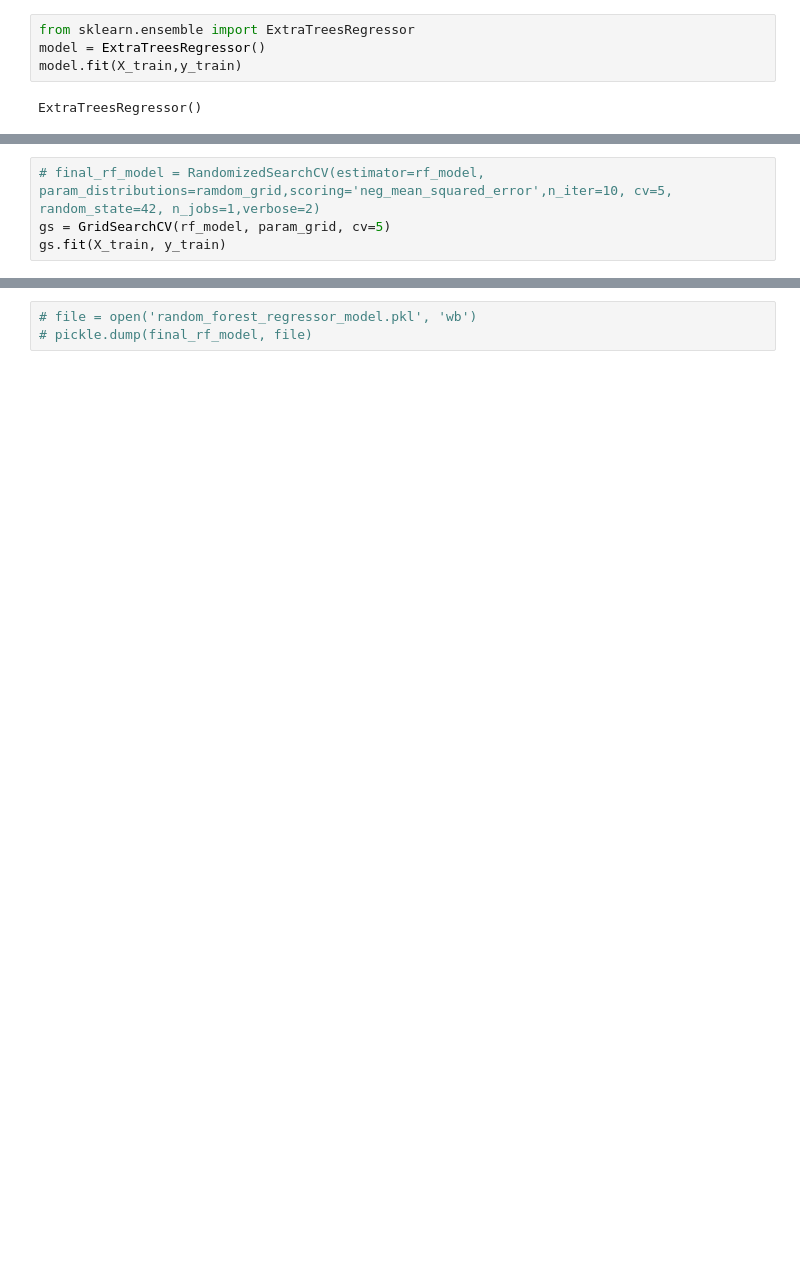
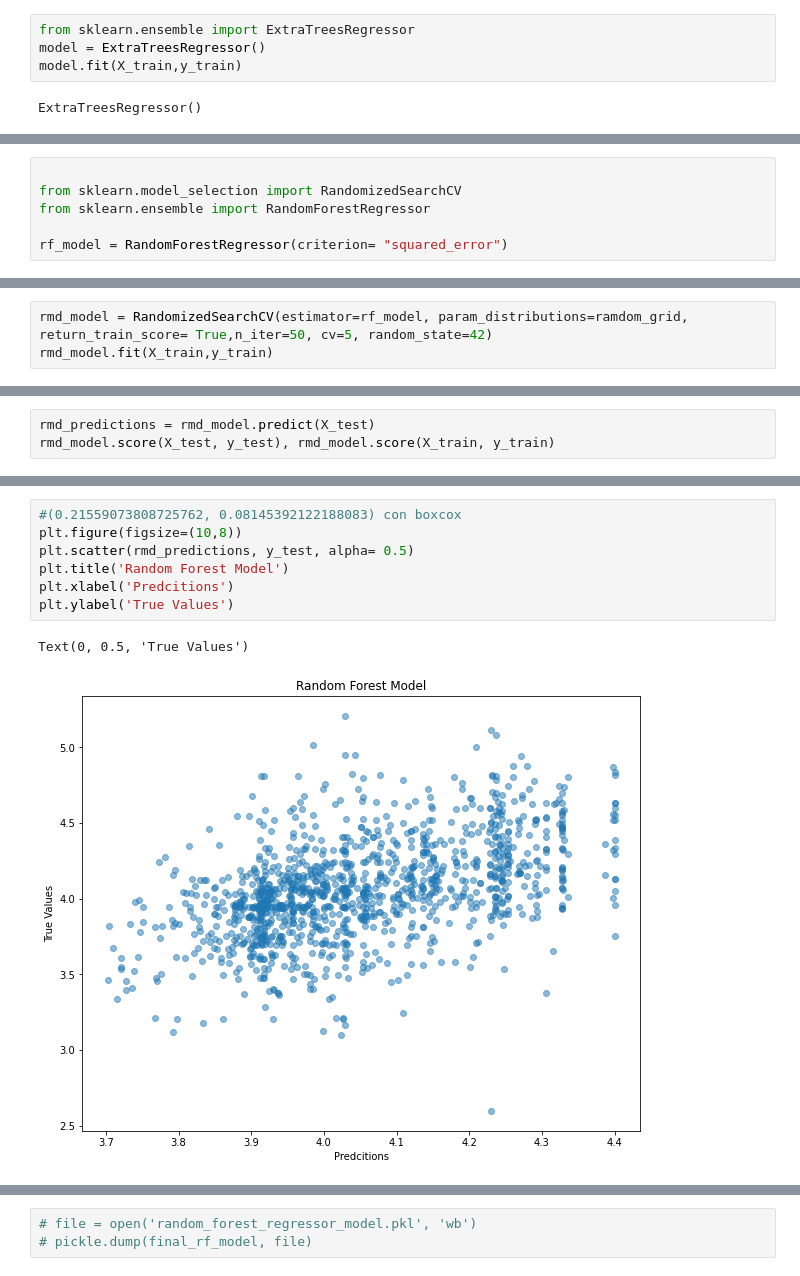
Before and after one commit to codelock54/Book_Price, a Jupyter notebook: BookPrice Model .ipynb, the cells around one changed output, grey strips where cells are left out. Drawn from its saved outputs; the diff is of its cells as text; blank space fills up the shorter version.

```diff
--- a/BookPrice Model .ipynb
+++ b/BookPrice Model .ipynb
@@ -240,4 +216,0 @@ ramdom_grid
-# %%
-# final_rf_model = RandomizedSearchCV(estimator=rf_model, param_distributions=ramdom_grid,scoring='neg_mean_squared_error',n_iter=10, cv=5, random_state=42, n_jobs=1,verbose=2)
-gs = GridSearchCV(rf_model, param_grid, cv=5)
-gs.fit(X_train, y_train)
@@ -295,0 +224,6 @@ plt.show
+# %%
+
+from sklearn.model_selection import RandomizedSearchCV
+from sklearn.ensemble import RandomForestRegressor
+
+rf_model = RandomForestRegressor(criterion= "squared_error")
@@ -295,0 +260,3 @@ plt.show
+# %%
+rmd_model = RandomizedSearchCV(estimator=rf_model, param_distributions=ramdom_grid, return_train_score= True,n_iter=50, cv=5, random_state=42)
+rmd_model.fit(X_train,y_train)
@@ -295,0 +276,3 @@ plt.show
+# %%
+rmd_predictions = rmd_model.predict(X_test)
+rmd_model.score(X_test, y_test), rmd_model.score(X_train, y_train)
@@ -295,0 +290,10 @@ plt.show
+# %%
+#(0.21559073808725762, 0.08145392122188083) con boxcox
+plt.figure(figsize=(10,8))
+plt.scatter(rmd_predictions, y_test, alpha= 0.5)
+plt.title('Random Forest Model')
+plt.xlabel('Predcitions')
+plt.ylabel('True Values')
+# %% [output]
+Text(0, 0.5, 'True Values')
+[figure, added]
```
Also changed, not shown: parts of 62 cells of this notebook.
